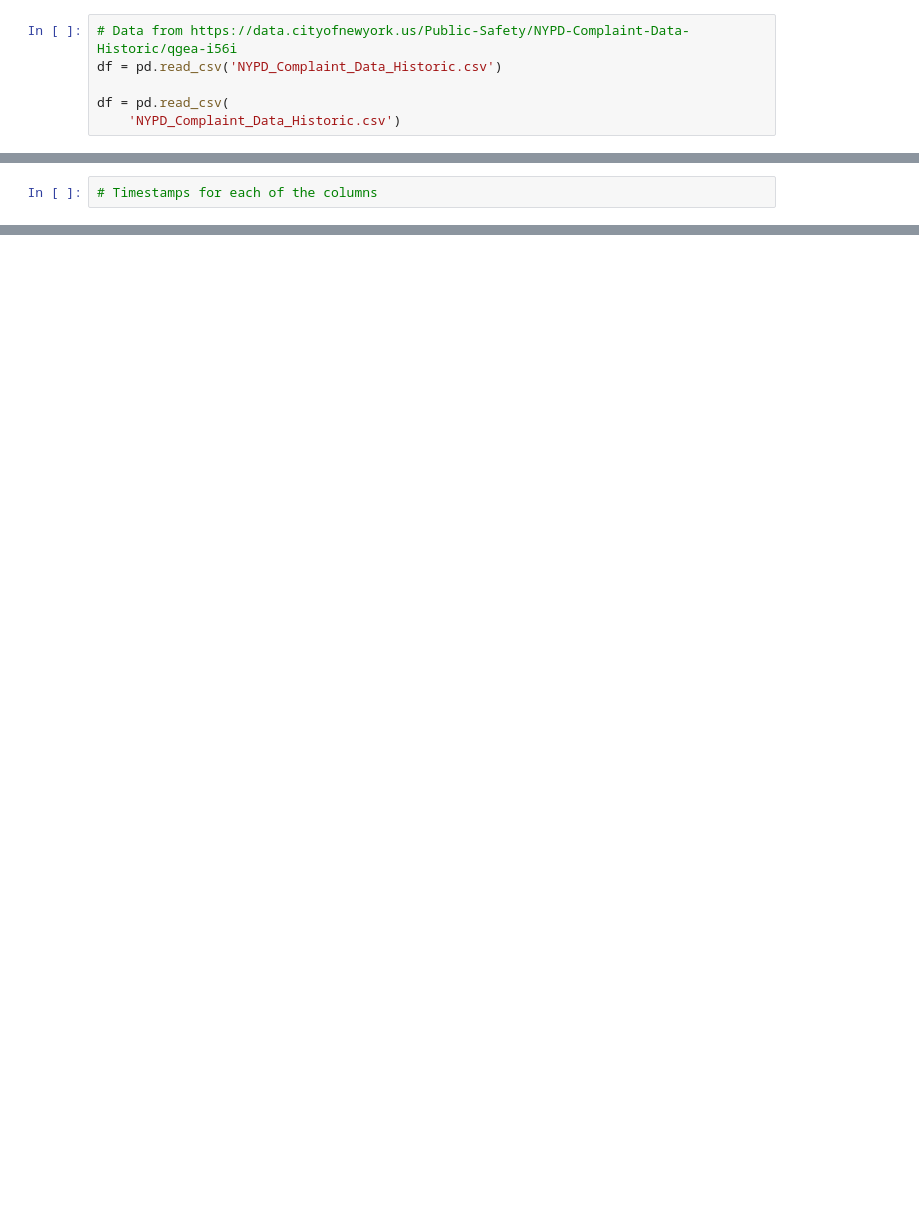
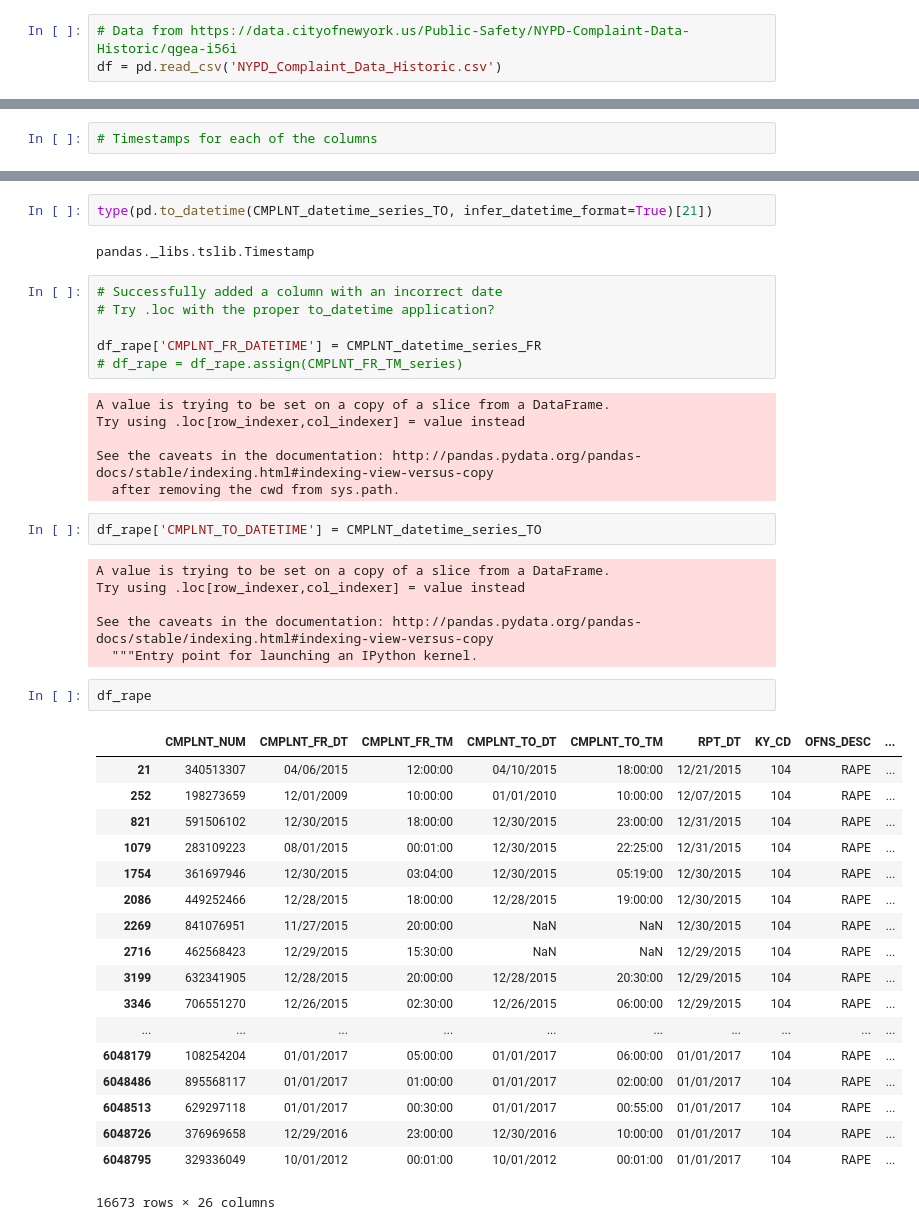
Before and after one commit to lgofish/Unit3Capstone, a Jupyter notebook: NYC_RapeData_v2.ipynb, the cells around one changed output, grey strips where cells are left out. Drawn from its saved outputs; the diff is of its cells as text; blank space fills up the shorter version.

Commit message:
Data Cleaning still going on

```diff
--- a/NYC_RapeData_v2.ipynb
+++ b/NYC_RapeData_v2.ipynb
@@ -20,9 +20,6 @@ sns.set_style('white')
 # %%
 # Data from https://data.cityofnewyork.us/Public-Safety/NYPD-Complaint-Data-Historic/qgea-i56i
 df = pd.read_csv('NYPD_Complaint_Data_Historic.csv')
-
-df = pd.read_csv(
-    'NYPD_Complaint_Data_Historic.csv')
 # %% [markdown]
 # Exploratory Data Analysis
 # %%
@@ -308,0 +338,45 @@ pandas._libs.tslib.Timestamp
+# %%
+type(pd.to_datetime(CMPLNT_datetime_series_TO, infer_datetime_format=True)[21])
+# %% [output]
+pandas._libs.tslib.Timestamp
+# %%
+# Successfully added a column with an incorrect date
+# Try .loc with the proper to_datetime application?
+
+df_rape['CMPLNT_FR_DATETIME'] = CMPLNT_datetime_series_FR
+# df_rape = df_rape.assign(CMPLNT_FR_TM_series)
+# %% [output]
+A value is trying to be set on a copy of a slice from a DataFrame.
+Try using .loc[row_indexer,col_indexer] = value instead
+
+See the caveats in the documentation: http://pandas.pydata.org/pandas-docs/stable/indexing.html#indexing-view-versus-copy
+  after removing the cwd from sys.path.
+# %%
+df_rape['CMPLNT_TO_DATETIME'] = CMPLNT_datetime_series_TO
+# %% [output]
+A value is trying to be set on a copy of a slice from a DataFrame.
+Try using .loc[row_indexer,col_indexer] = value instead
+
+See the caveats in the documentation: http://pandas.pydata.org/pandas-docs/stable/indexing.html#indexing-view-versus-copy
+  """Entry point for launching an IPython kernel.
+# %%
+df_rape
+# %% [output]
+|  | CMPLNT_NUM | CMPLNT_FR_DT | CMPLNT_FR_TM | CMPLNT_TO_DT | CMPLNT_TO_TM | RPT_DT | KY_CD | OFNS_DESC | ... |
+| 21 | 340513307 | 04/06/2015 | 12:00:00 | 04/10/2015 | 18:00:00 | 12/21/2015 | 104 | RAPE | ... |
+| 252 | 198273659 | 12/01/2009 | 10:00:00 | 01/01/2010 | 10:00:00 | 12/07/2015 | 104 | RAPE | ... |
+| 821 | 591506102 | 12/30/2015 | 18:00:00 | 12/30/2015 | 23:00:00 | 12/31/2015 | 104 | RAPE | ... |
+| 1079 | 283109223 | 08/01/2015 | 00:01:00 | 12/30/2015 | 22:25:00 | 12/31/2015 | 104 | RAPE | ... |
+| 1754 | 361697946 | 12/30/2015 | 03:04:00 | 12/30/2015 | 05:19:00 | 12/30/2015 | 104 | RAPE | ... |
+| 2086 | 449252466 | 12/28/2015 | 18:00:00 | 12/28/2015 | 19:00:00 | 12/30/2015 | 104 | RAPE | ... |
+| 2269 | 841076951 | 11/27/2015 | 20:00:00 | NaN | NaN | 12/30/2015 | 104 | RAPE | ... |
+| 2716 | 462568423 | 12/29/2015 | 15:30:00 | NaN | NaN | 12/29/2015 | 104 | RAPE | ... |
+| 3199 | 632341905 | 12/28/2015 | 20:00:00 | 12/28/2015 | 20:30:00 | 12/29/2015 | 104 | RAPE | ... |
+| 3346 | 706551270 | 12/26/2015 | 02:30:00 | 12/26/2015 | 06:00:00 | 12/29/2015 | 104 | RAPE | ... |
+| ... | ... | ... | ... | ... | ... | ... | ... | ... | ... |
+| 6048179 | 108254204 | 01/01/2017 | 05:00:00 | 01/01/2017 | 06:00:00 | 01/01/2017 | 104 | RAPE | ... |
+| 6048486 | 895568117 | 01/01/2017 | 01:00:00 | 01/01/2017 | 02:00:00 | 01/01/2017 | 104 | RAPE | ... |
+| 6048513 | 629297118 | 01/01/2017 | 00:30:00 | 01/01/2017 | 00:55:00 | 01/01/2017 | 104 | RAPE | ... |
+| 6048726 | 376969658 | 12/29/2016 | 23:00:00 | 12/30/2016 | 10:00:00 | 01/01/2017 | 104 | RAPE | ... |
+| 6048795 | 329336049 | 10/01/2012 | 00:01:00 | 10/01/2012 | 00:01:00 | 01/01/2017 | 104 | RAPE | ... |
+16673 rows × 26 columns
```
Also changed, not shown: parts of 75 cells of this notebook.
